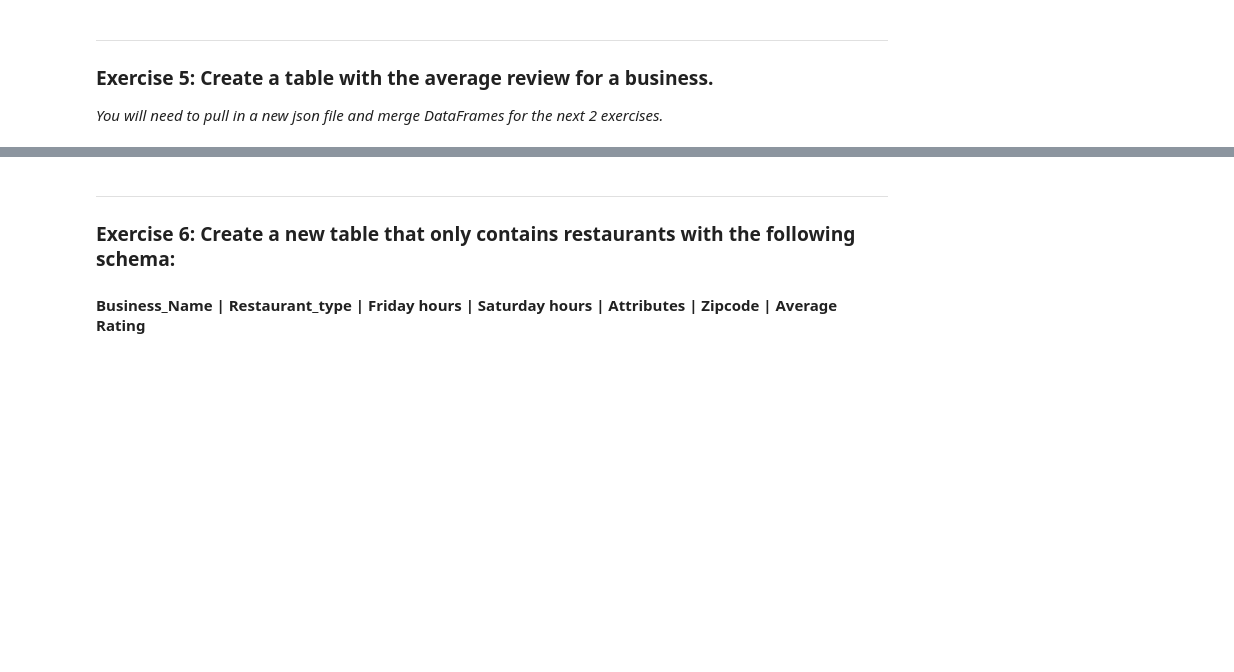
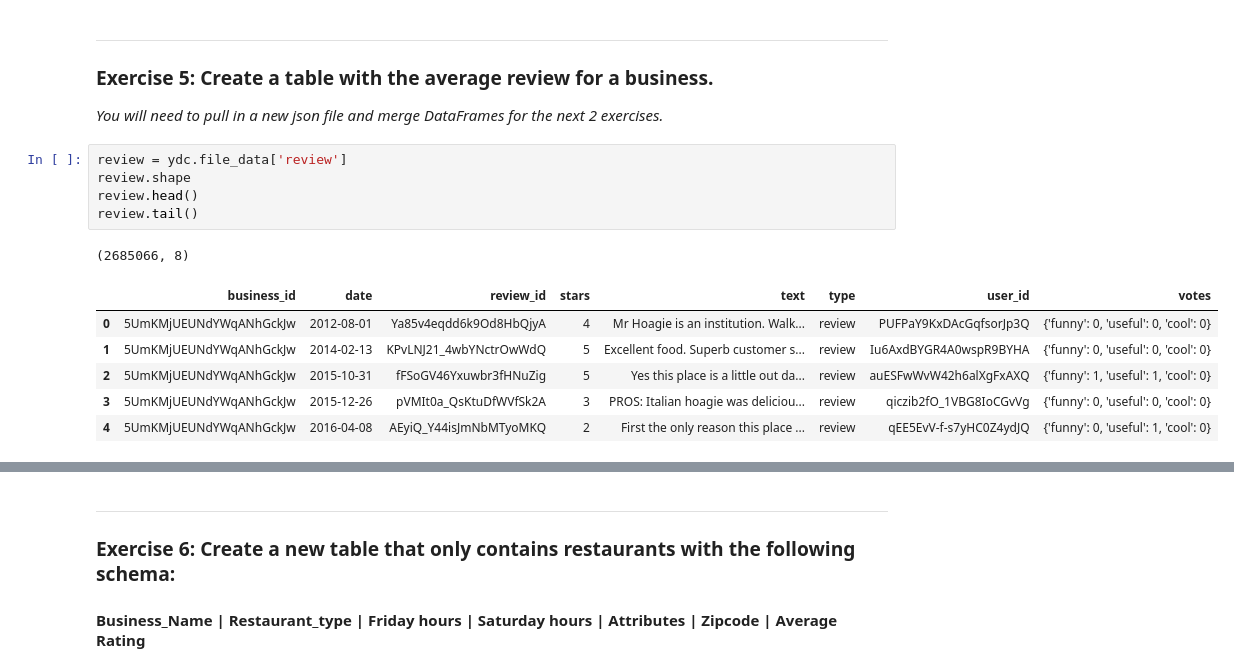
Before and after one commit to TimothyHelton/k2datascience, a Jupyter notebook: notebooks/yelp.ipynb, the cells around one changed output, grey strips where cells are left out. Drawn from its saved outputs; the diff is of its cells as text; blank space fills up the shorter version.

```diff
--- a/notebooks/yelp.ipynb
+++ b/notebooks/yelp.ipynb
@@ -174,3 +176,16 @@ business.head(6)
 ### Exercise 5: Create a table with the average review for a business.
 
 *You will need to pull in a new json file and merge DataFrames for the next 2 exercises.*
+# %%
+review = ydc.file_data['review']
+review.shape
+review.head()
+review.tail()
+# %% [output]
+(2685066, 8)
+|  | business_id | date | review_id | stars | text | type | user_id | votes |
+| 0 | 5UmKMjUEUNdYWqANhGckJw | 2012-08-01 | Ya85v4eqdd6k9Od8HbQjyA | 4 | Mr Hoagie is an institution. Walk... | review | PUFPaY9KxDAcGqfsorJp3Q | {'funny': 0, 'useful': 0, 'cool': 0} |
+| 1 | 5UmKMjUEUNdYWqANhGckJw | 2014-02-13 | KPvLNJ21_4wbYNctrOwWdQ | 5 | Excellent food. Superb customer s... | review | Iu6AxdBYGR4A0wspR9BYHA | {'funny': 0, 'useful': 0, 'cool': 0} |
+| 2 | 5UmKMjUEUNdYWqANhGckJw | 2015-10-31 | fFSoGV46Yxuwbr3fHNuZig | 5 | Yes this place is a little out da... | review | auESFwWvW42h6alXgFxAXQ | {'funny': 1, 'useful': 1, 'cool': 0} |
+| 3 | 5UmKMjUEUNdYWqANhGckJw | 2015-12-26 | pVMIt0a_QsKtuDfWVfSk2A | 3 | PROS: Italian hoagie was deliciou... | review | qiczib2fO_1VBG8IoCGvVg | {'funny': 0, 'useful': 0, 'cool': 0} |
+| 4 | 5UmKMjUEUNdYWqANhGckJw | 2016-04-08 | AEyiQ_Y44isJmNbMTyoMKQ | 2 | First the only reason this place ... | review | qEE5EvV-f-s7yHC0Z4ydJQ | {'funny': 0, 'useful': 1, 'cool': 0} |
```
Also changed, not shown: parts of 4 cells of this notebook, 2 other files.
